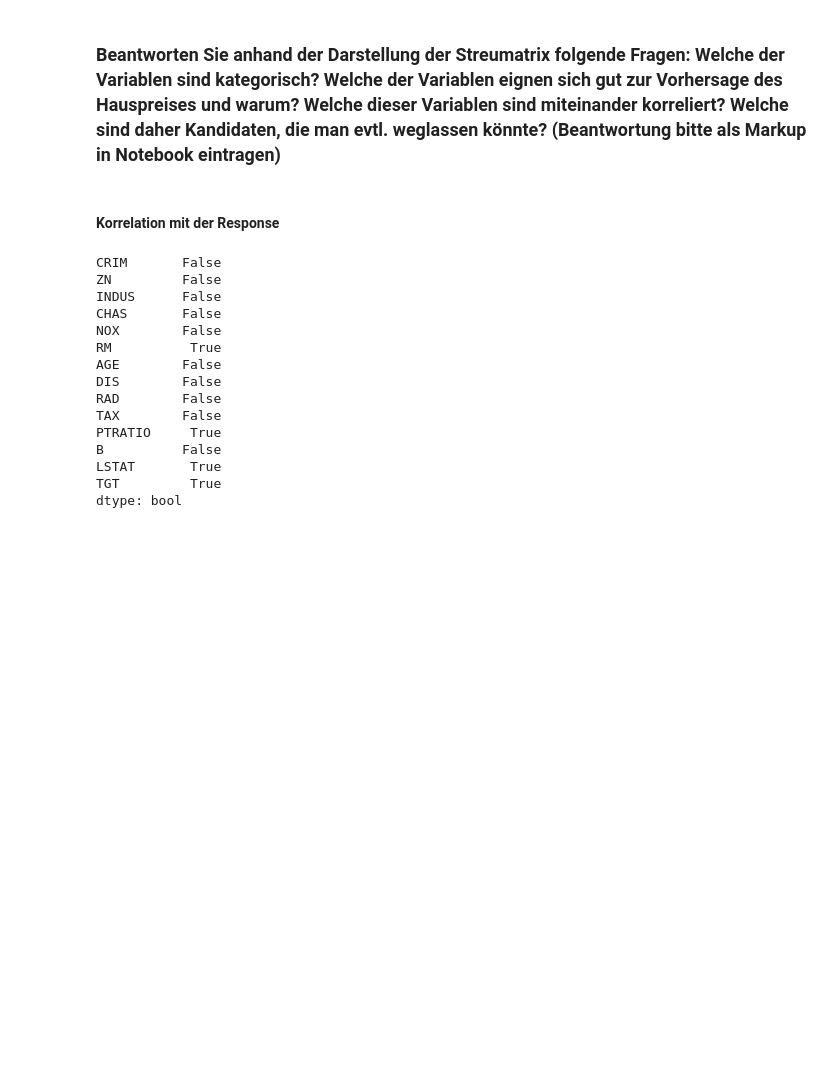
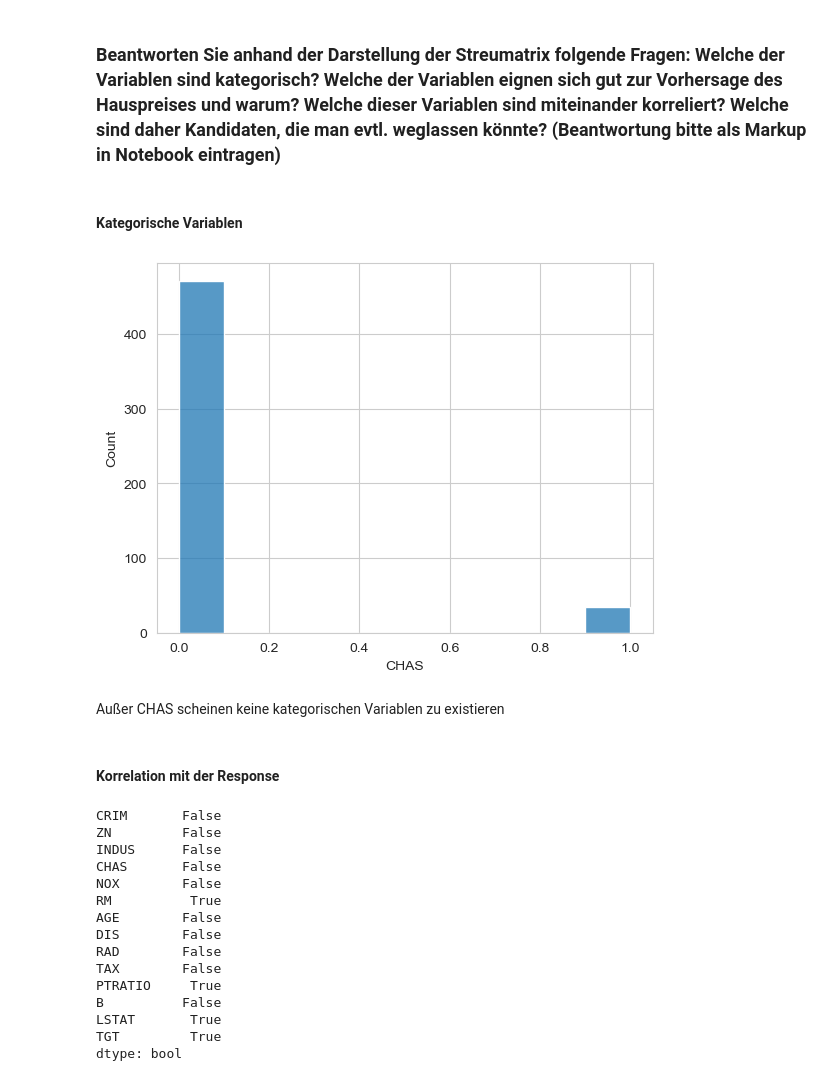
Before and after one commit to flnat/MachineLearning, a Jupyter notebook: Blatt_1/EDA.ipynb, the cells around one changed output. Saved outputs shown, nothing was run; the diff lists cells and outputs as text; code cells hidden in the pictures; blank space fills up the shorter version.

```diff
--- a/Blatt_1/EDA.ipynb
+++ b/Blatt_1/EDA.ipynb
@@ -109,5 +109,13 @@ plt.show()
 # %% [markdown]
 ### Beantworten Sie anhand der Darstellung der Streumatrix folgende Fragen: Welche der Variablen sind kategorisch? Welche der Variablen eignen sich gut zur Vorhersage des Hauspreises und warum? Welche dieser Variablen sind miteinander korreliert? Welche sind daher Kandidaten, die man evtl. weglassen könnte? (Beantwortung bitte als Markup in Notebook eintragen)
+# %% [markdown]
+#### Kategorische Variablen
+# %%
+sns.histplot(boston.CHAS);
+# %% [output]
+[figure, added]
+# %% [markdown]
+Außer CHAS scheinen keine kategorischen Variablen zu existieren
 # %% [markdown]
 #### Korrelation mit der Response
 # %%
```
Also changed, not shown: parts of 11 cells of this notebook, 2 other files.
